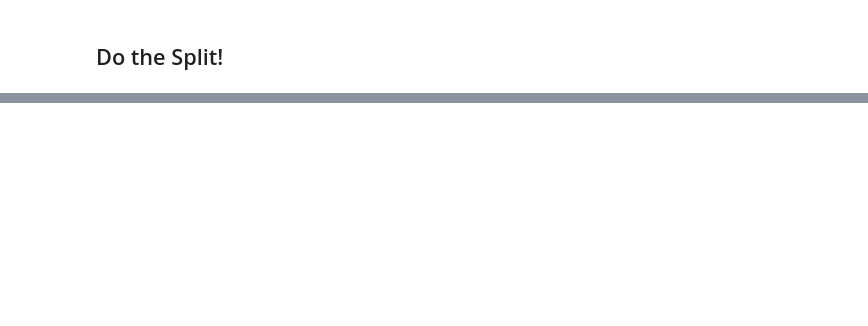
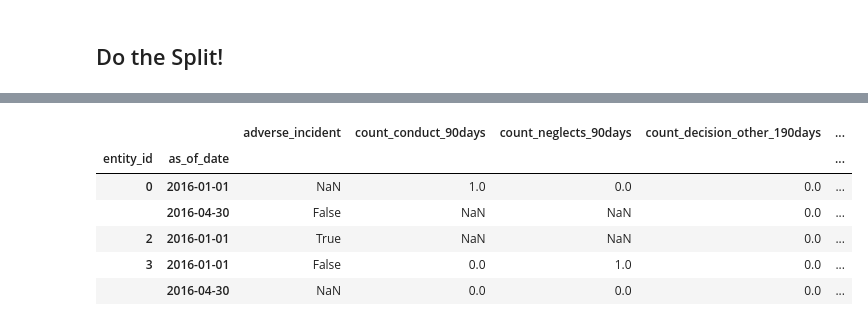
Before and after one commit to dssg/hitchhikers-guide, a Jupyter notebook: tech-tutorials/model_eval/2_crossval/label_join/join_exercise.ipynb, the cells around one changed output, grey strips where cells are left out. Drawn from its saved outputs; the diff is of its cells as text; code cells hidden in the pictures; blank space fills up the shorter version.

```diff
--- a/tech-tutorials/model_eval/2_crossval/label_join/join_exercise.ipynb
+++ b/tech-tutorials/model_eval/2_crossval/label_join/join_exercise.ipynb
@@ -353,0 +409,10 @@ list(zip(*[(pd.to_datetime('2016-01-01'), 'train'),
+# %%
+m.loc[aux[aux.usefor=='train'].index,:].head()
+# %% [output]
+|  |  | adverse_incident | count_conduct_90days | count_neglects_90days | count_decision_other_190days | ... |
+| entity_id | as_of_date |  |  |  |  | ... |
+| 0 | 2016-01-01 | NaN | 1.0 | 0.0 | 0.0 | ... |
+|  | 2016-04-30 | False | NaN | NaN | 0.0 | ... |
+| 2 | 2016-01-01 | True | NaN | NaN | 0.0 | ... |
+| 3 | 2016-01-01 | False | 0.0 | 1.0 | 0.0 | ... |
+|  | 2016-04-30 | NaN | 0.0 | 0.0 | 0.0 | ... |
```
Also changed, not shown: parts of 11 cells of this notebook.
